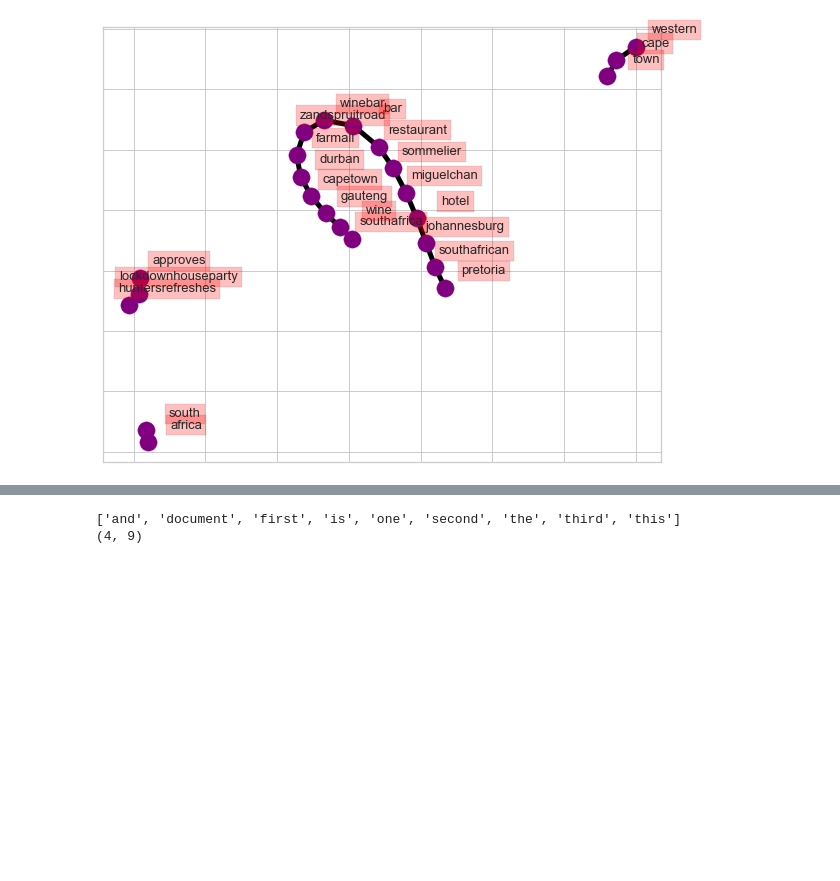
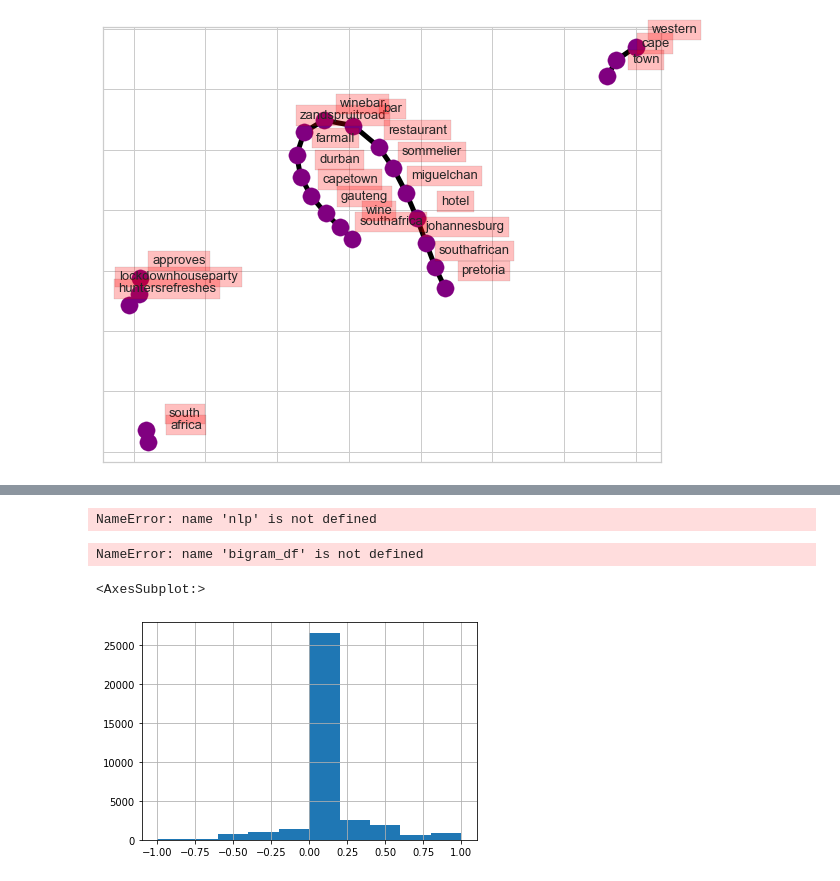
Before and after one commit to tomashege/research_project, a Jupyter notebook: Tomas/Analysis.ipynb, the cells around one changed output, grey strips where cells are left out. Cells and saved outputs as stored; diff of their text form; code cells hidden in the pictures; blank space fills up the shorter version.

Commit message:
senti stuff

```diff
--- a/Tomas/Analysis.ipynb
+++ b/Tomas/Analysis.ipynb
@@ -14,6 +16,6 @@ from sklearn.feature_extraction.text import TfidfVectorizer
 # %%
-tweets = pd.read_pickle("may.pkl")
-#tweets = tweets.head(50)
+tweets = pd.read_pickle("April.pkl")
+#tweets = tweets.head(150)
 # %%
 #https://www.earthdatascience.org
 #/courses/use-data-open-source-python/intro-to-apis/calculate-tweet-word-bigrams/
@@ -100,6 +105,8 @@ def display(ents):
 #display("PERSON")
 display("GPE")
 # we will need to fidn a new way to clean as this is not returning a usefull result
+# %% [output]
+NameError: name 'nlp' is not defined
 # %%
 # Create dictionary of bigrams and their counts
 d = bigram_df.set_index('bigram').T.to_dict('records')
@@ -133,51 +140,19 @@ for key, value in pos.items():
             horizontalalignment='center', fontsize=13)
 
 plt.show()
+# %% [output]
+NameError: name 'bigram_df' is not defined
-# %%
-# TFIDF
-
-
-from sklearn.feature_extraction.text import TfidfVectorizer
-corpus = [
-     'This is the first document.',
-     'This document is the second document.',
-     'And this is the third one.',
-     'Is this the first document?',
-]
-vectorizer = TfidfVectorizer()
-X = vectorizer.fit_transform(corpus)
-print(vectorizer.get_feature_names())
-['and', 'document', 'first', 'is', 'one', 'second', 'the', 'third', 'this']
-print(X.shape)
-# %% [output]
-['and', 'document', 'first', 'is', 'one', 'second', 'the', 'third', 'this']
-(4, 9)
-# %%
-# Time line
-
-import pandas as pd
-import matplotlib.pyplot as plt
-
-xia = pd.DataFrame([['Da Yu', -2207, -2197],
-                    ['Qi', -2197, -2188],
-                    ['Tai Kang', -2188, -2159]],
-                    columns=['EnglishName', 'Start', 'Finish'])
-event = xia['EnglishName']
-begin = xia['Start']
-end = xia['Finish']
-length =  xia['Finish'] - xia['Start']
-
-
-plt.figure(figsize=(12,6))
-plt.barh(range(len(begin)), (end-begin), .3, left=begin)
-plt.tick_params(axis='both', which='major', labelsize=15)
-plt.tick_params(axis='both', which='minor', labelsize=20)
-plt.title('Xia Dynasty', fontsize = '25')
-plt.xlabel('Year', fontsize = '20')
-plt.yticks(range(len(begin)), "")
-plt.xlim(-2250, -1750)
-plt.ylim(-1,18)
-for i in range(3):
-    plt.text(begin.iloc[i] + length.iloc[i]/2,
-             i+.25, event.iloc[i],
-             ha='center', fontsize = '12')
+# %%
+# Sentimnet
+
+def get_sent(text):
+    temp = ""
+    for i in text:
+        temp += i + " "
+    return TextBlob(temp).sentiment.polarity
+
+tweet_senti_values = tweets['tokenised'].apply(lambda x : get_sent(x))
+tweet_senti_values.hist()
+# %% [output]
+<AxesSubplot:>
+[figure, added]
```
Also changed, not shown: parts of 6 cells of this notebook, 11 other files.
